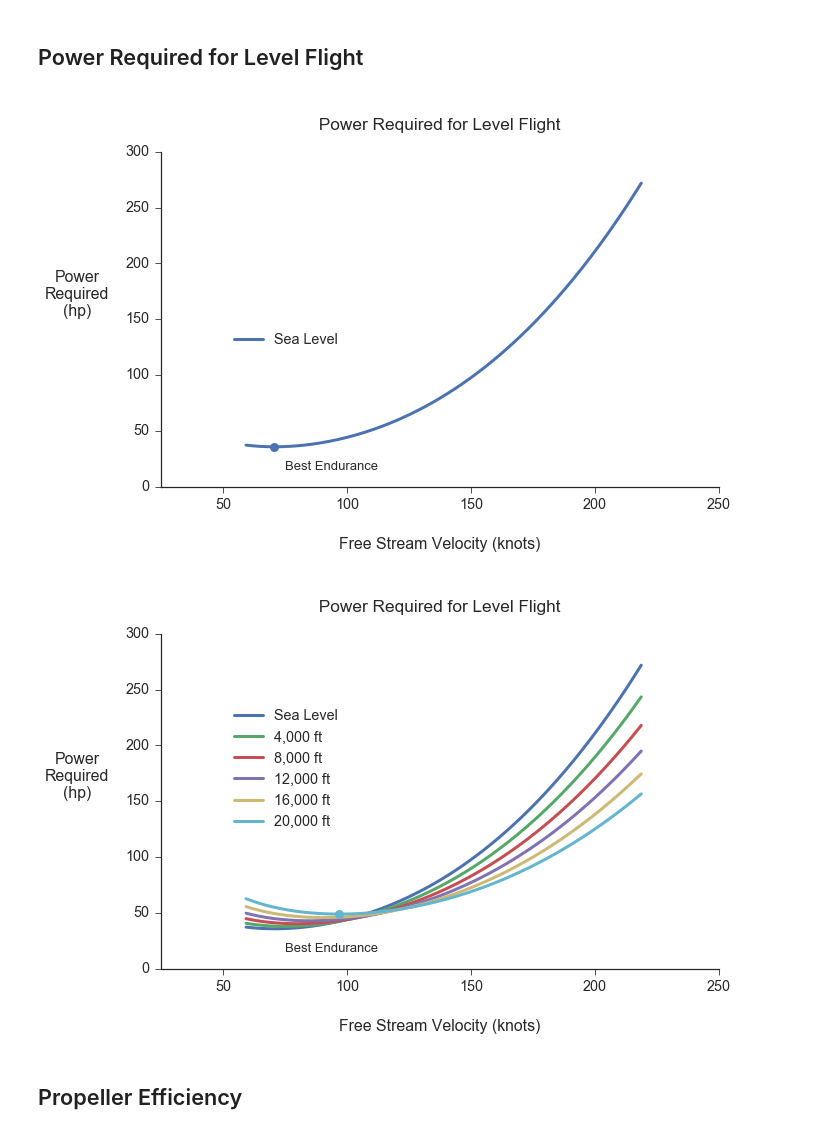
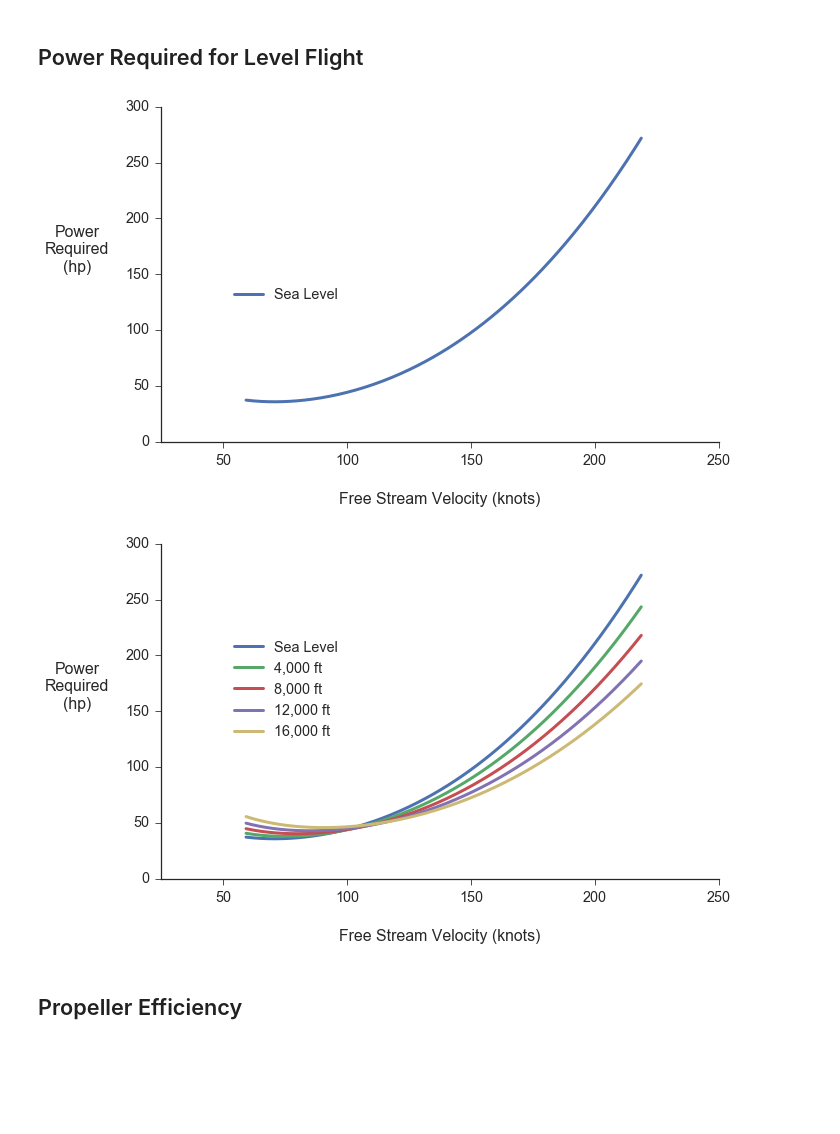
Before and after one commit to bws428/flight-performance-analysis, a Jupyter notebook: RV-8F Performance.ipynb, the cells around one changed output. Saved outputs shown, nothing was run; the diff lists cells and outputs as text; code cells hidden in the pictures; blank space fills up the shorter version.

Commit message:
Updating charts for the paper

```diff
--- a/RV-8F Performance.ipynb
+++ b/RV-8F Performance.ipynb
@@ -269,39 +269,39 @@ def plot_power_required(V, Max_Alt=0, min_color="#4c72b0"):
         Tr = W / (CL / CD)
 
         # Power required (hp)
         Pr = (Tr * V) / 550
 
         # Add a curve (1 ft/s = 0.592484 knots)
         plt.plot(V*0.592484,Pr)
 
         # Update the legend
         if altitude > 0:
             legend.append("{:,.0f} ft".format(altitude))
 
     # Locate the axis labels and limits
     ax = plt.gca()
     ax.set_xlim([25,250])
     ax.set_ylim([0,300])
     ax.xaxis.set_label_coords(0.5, -0.15)
     ax.yaxis.set_label_coords(-0.15, 0.5)
-    ax.text(75, 15, 'Best Endurance', size=13)
+    #ax.text(75, 15, 'Best Endurance', size=13)
 
     # Add title and axis labels
     plt.legend(legend,loc=(0.12, 0.4))
-    plt.title("\n Power Required for Level Flight \n")
+    #plt.title("\n Power Required for Level Flight \n")
     plt.ylabel('Power\nRequired\n(hp)', rotation=0)
     plt.xlabel('Free Stream Velocity (knots)')
 
     # Plot (L/D)max point
-    plt.plot(V[np.argmin(Pr)]*0.592484, np.amin(Pr), marker='o', ms=9, color=min_color)
+    #plt.plot(V[np.argmin(Pr)]*0.592484, np.amin(Pr), marker='o', ms=9, color=min_color)
     sns.despine()
     plt.show()
 
 plot_power_required(V,0)
-plot_power_required(V,20000,"#64b5cd")
+plot_power_required(V,16000,"#64b5cd")
 # %% [output]
-[figure, old version]
+[figure, new version]
-[figure, old version]
+[figure, new version]
 # %% [markdown]
 ## Propeller Efficiency
 # %%
```
Also changed, not shown: parts of 2 cells of this notebook.
